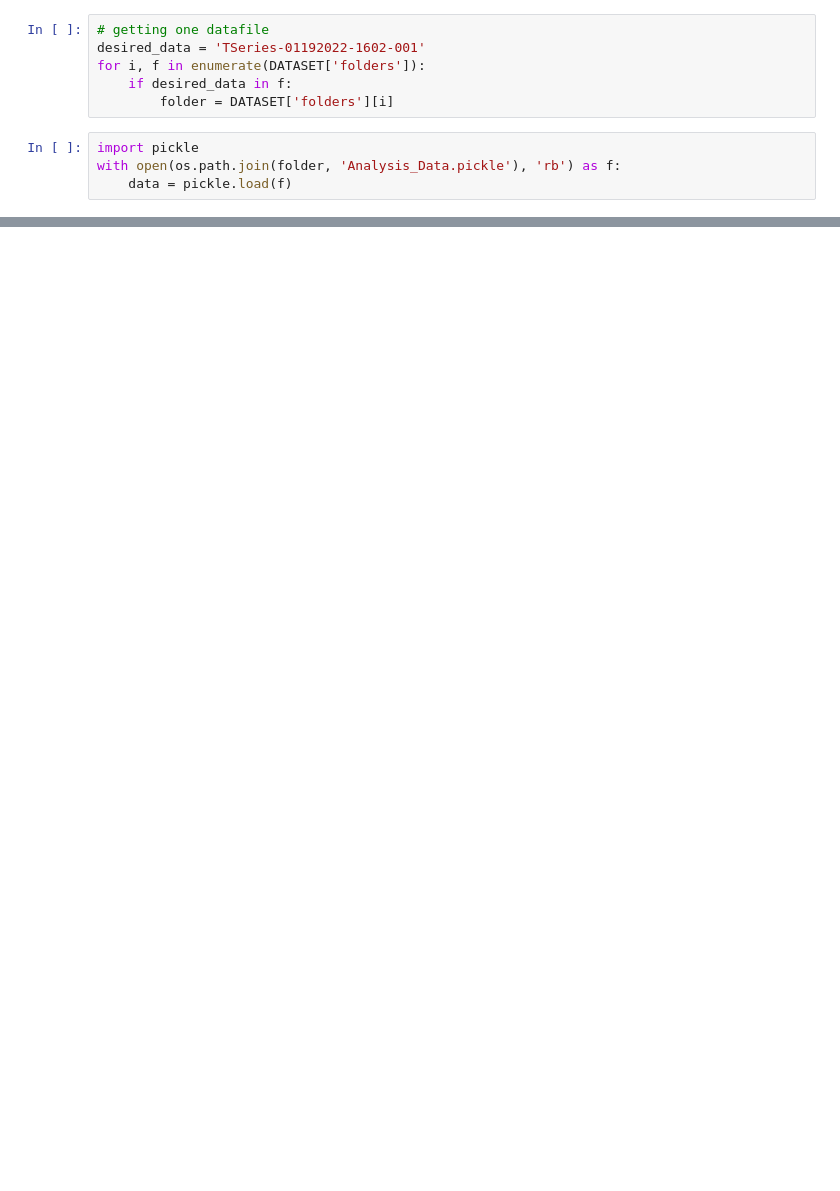
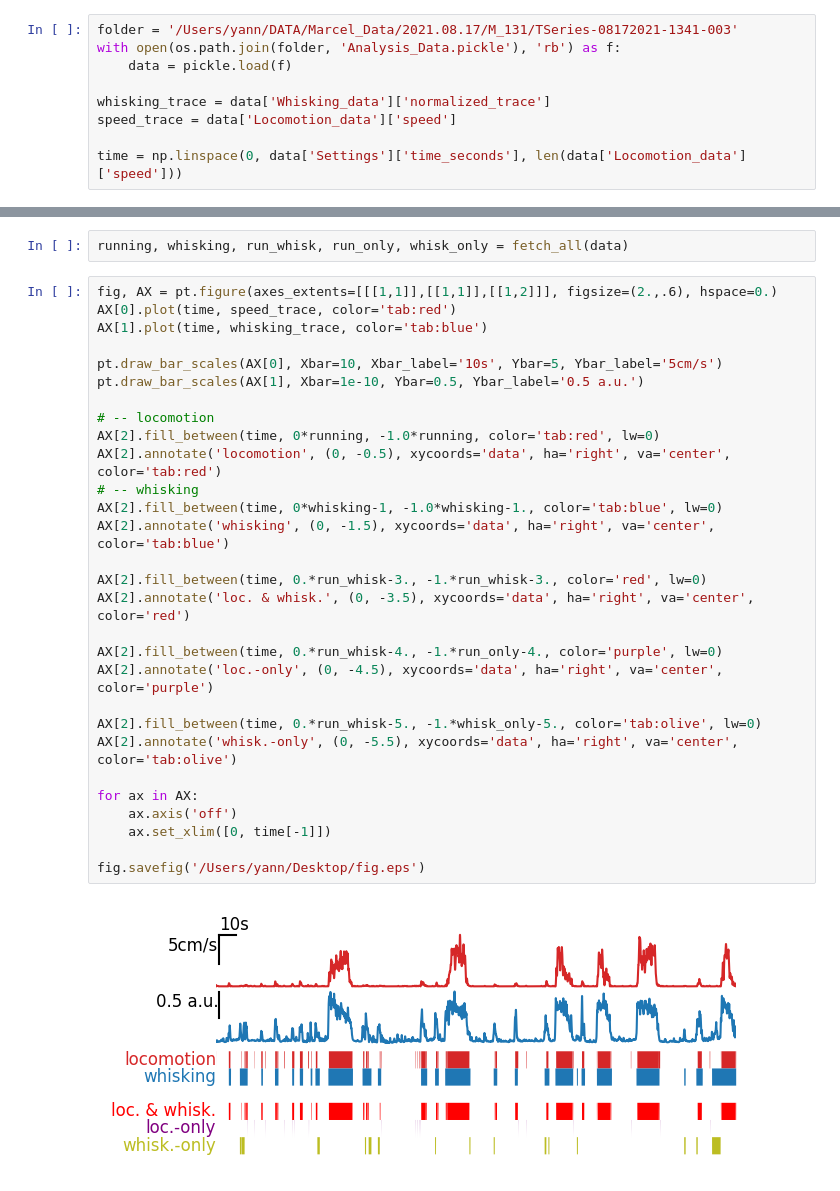
Before and after one commit to yzerlaut/Van-Velze-et-al-2024, a Jupyter notebook: State-Classification-Fig.ipynb, the cells around one changed output, grey strips where cells are left out. Cells and saved outputs as stored; diff of their text form; blank space fills up the shorter version.

```diff
--- a/State-Classification-Fig.ipynb
+++ b/State-Classification-Fig.ipynb
@@ -16,13 +19,12 @@ for day in days:
             DATASET['mice'].append(m)
             DATASET['days'].append(day)
             DATASET['folders'].append(os.path.join(data_folder, day, m, f))
-# %%
-# getting one datafile
-desired_data = 'TSeries-01192022-1602-001'
-for i, f in enumerate(DATASET['folders']):
-    if desired_data in f:
-        folder = DATASET['folders'][i]
 # %%
-import pickle
+folder = '/Users/yann/DATA/Marcel_Data/2021.08.17/M_131/TSeries-08172021-1341-003'
 with open(os.path.join(folder, 'Analysis_Data.pickle'), 'rb') as f:
     data = pickle.load(f)
+
+whisking_trace = data['Whisking_data']['normalized_trace']
+speed_trace = data['Locomotion_data']['speed']
+
+time = np.linspace(0, data['Settings']['time_seconds'], len(data['Locomotion_data']['speed']))
@@ -81,0 +69,33 @@ ax.axis('off')
+# %%
+running, whisking, run_whisk, run_only, whisk_only = fetch_all(data)
+# %%
+fig, AX = pt.figure(axes_extents=[[[1,1]],[[1,1]],[[1,2]]], figsize=(2.,.6), hspace=0.)
+AX[0].plot(time, speed_trace, color='tab:red')
+AX[1].plot(time, whisking_trace, color='tab:blue')
+
+pt.draw_bar_scales(AX[0], Xbar=10, Xbar_label='10s', Ybar=5, Ybar_label='5cm/s')
+pt.draw_bar_scales(AX[1], Xbar=1e-10, Ybar=0.5, Ybar_label='0.5 a.u.')
+
+# -- locomotion
+AX[2].fill_between(time, 0*running, -1.0*running, color='tab:red', lw=0)
+AX[2].annotate('locomotion', (0, -0.5), xycoords='data', ha='right', va='center', color='tab:red')
+# -- whisking
+AX[2].fill_between(time, 0*whisking-1, -1.0*whisking-1., color='tab:blue', lw=0)
+AX[2].annotate('whisking', (0, -1.5), xycoords='data', ha='right', va='center', color='tab:blue')
+
+AX[2].fill_between(time, 0.*run_whisk-3., -1.*run_whisk-3., color='red', lw=0)
+AX[2].annotate('loc. & whisk.', (0, -3.5), xycoords='data', ha='right', va='center', color='red')
+
+AX[2].fill_between(time, 0.*run_whisk-4., -1.*run_only-4., color='purple', lw=0)
+AX[2].annotate('loc.-only', (0, -4.5), xycoords='data', ha='right', va='center', color='purple')
+
+AX[2].fill_between(time, 0.*run_whisk-5., -1.*whisk_only-5., color='tab:olive', lw=0)
+AX[2].annotate('whisk.-only', (0, -5.5), xycoords='data', ha='right', va='center', color='tab:olive')
+
+for ax in AX:
+    ax.axis('off')
+    ax.set_xlim([0, time[-1]])
+
+fig.savefig('/Users/yann/Desktop/fig.eps')
+# %% [output]
+[figure, added]
```
Also changed, not shown: parts of 4 cells of this notebook, 1 other file.
